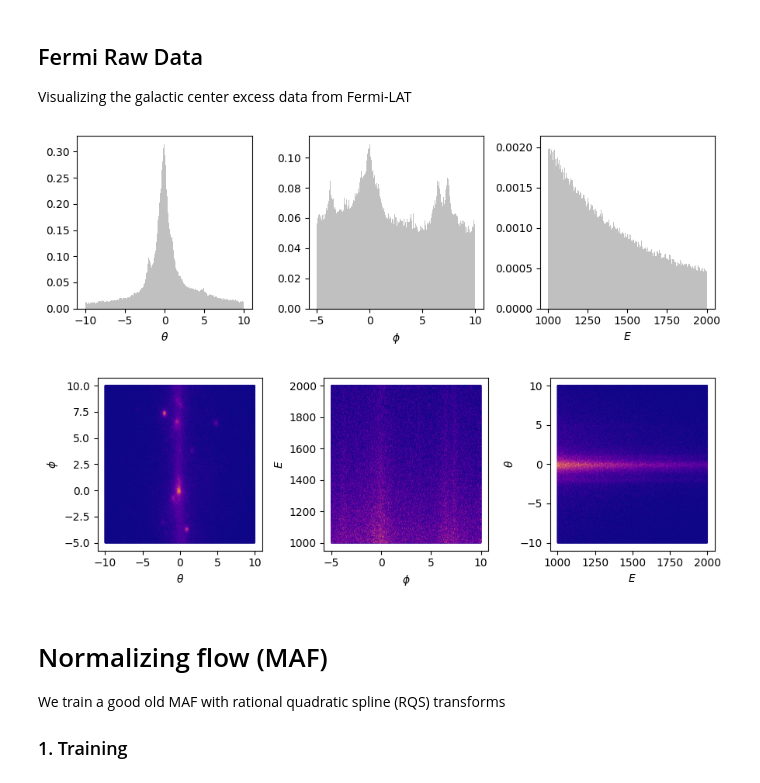
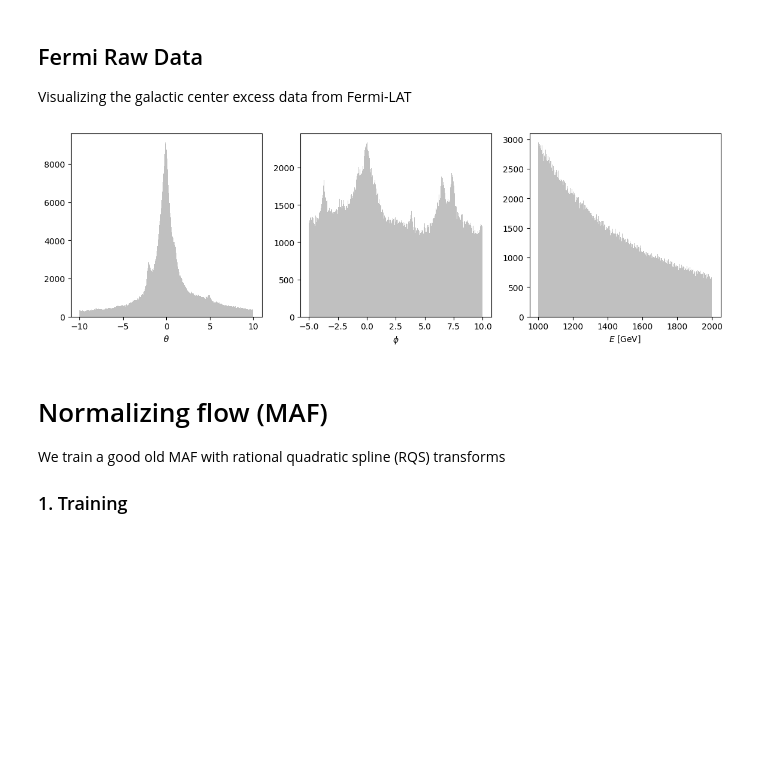
Before and after one commit to dfaroughy/DynGenModels, a Jupyter notebook: experiments/Fermi-LAT/fermi_MAF.ipynb, the cells around one changed output. Cells and saved outputs as stored; diff of their text form; code cells hidden in the pictures; blank space fills up the shorter version.

Commit message:
experiment  utils

```diff
--- a/experiments/Fermi-LAT/fermi_MAF.ipynb
+++ b/experiments/Fermi-LAT/fermi_MAF.ipynb
@@ -5,35 +5,21 @@ Visualizing the galactic center excess data from Fermi-LAT
 # %%
 import numpy as np
 import matplotlib.pyplot as plt
 
 from DynGenModels.datamodules.fermi.datasets import FermiDataset
 from DynGenModels.datamodules.fermi.configs import FermiGCE_Configs
 
 configs = FermiGCE_Configs(cuts = {'theta': [-10., 10.], 'phi': [-5., 10.], 'energy': [1000, 2000]})
 fermi = FermiDataset(configs)
 
-#...plot data:
+# #...plot data:
 
-coord = [r'$\theta$', r'$\phi$', r'$E$']
-color=['gold', 'darkblue', 'darkred']
+from utils import results_plots, results_2D_plots
 
-fig, ax = plt.subplots(1, 3, figsize=(9, 3))
-for i in range(3):
-    ax[i].hist(fermi.target[..., i], bins=500, color='silver', density=True)
-    ax[i].set_xlabel(coord[i])
-plt.tight_layout()
-plt.show()
-
-fig, ax = plt.subplots(1, 3, figsize=(9, 3))
-for i, j in [(0,1), (1,2), (2,0)]:
-    ax[i].hexbin(fermi.target[..., i], fermi.target[..., j], cmap='plasma', gridsize=500)
-    ax[i].set_xlabel(coord[i])
-    ax[i].set_ylabel(coord[j])
-plt.tight_layout()
-plt.show()
+results_plots(fermi.target, bins=300)
+results_2D_plots(fermi.target, bins=300)
 # %% [output]
-[figure, old version]
+[figure, new version]
-[figure, removed]
 # %% [markdown]
 # Normalizing flow (MAF)
 We train a good old MAF with rational quadratic spline (RQS) transforms
```
Also changed, not shown: parts of 6 cells of this notebook, 2 other files.
